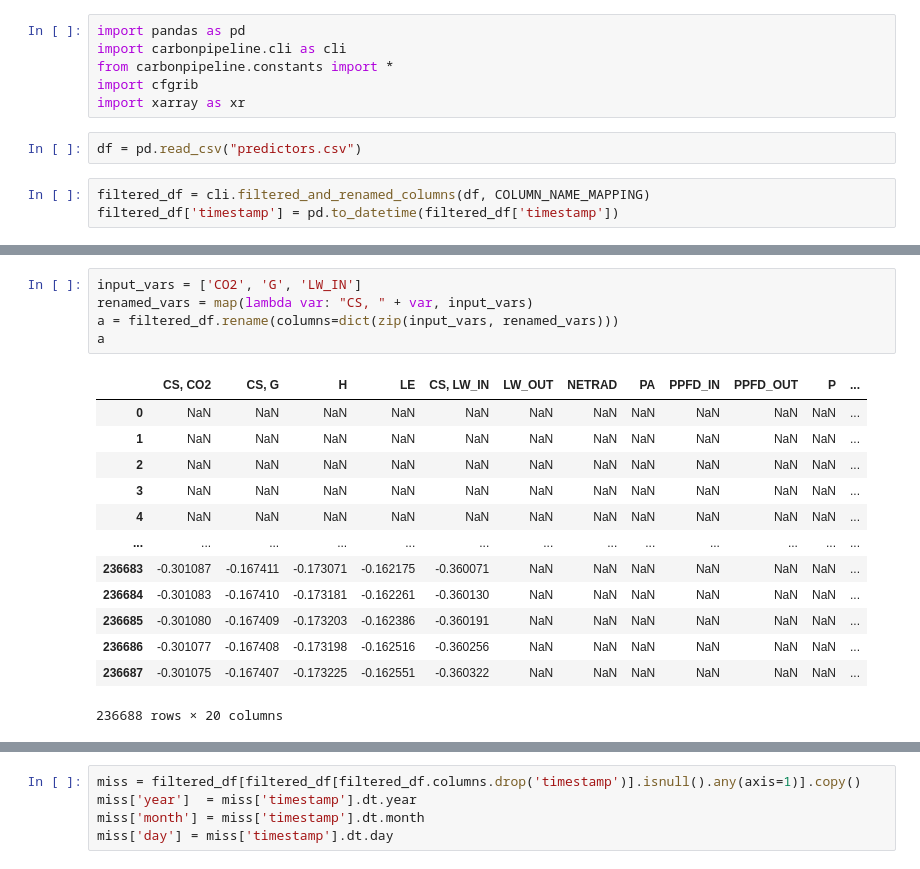
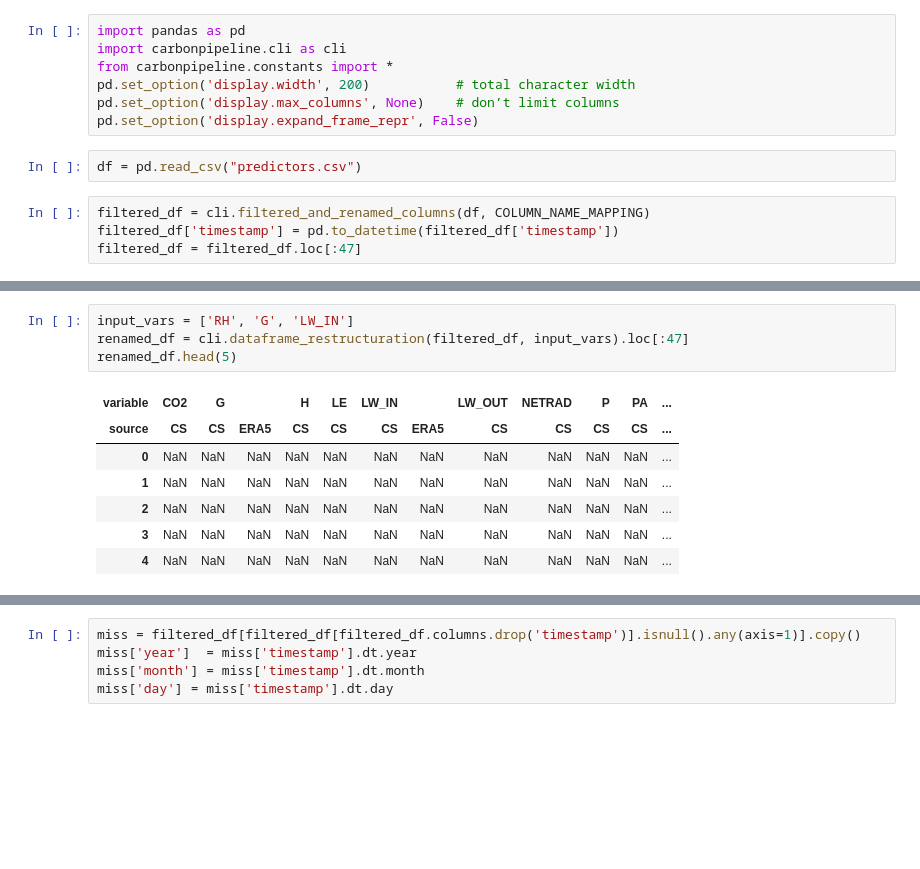
Before and after one commit to mrquaternion/CS-Pipeline, a Jupyter notebook: notebook.ipynb, the cells around one changed output, grey strips where cells are left out. Drawn from its saved outputs; the diff is of its cells as text; blank space fills up the shorter version.

```diff
--- a/notebook.ipynb
+++ b/notebook.ipynb
@@ -2,11 +2,13 @@
 import pandas as pd
 import carbonpipeline.cli as cli
 from carbonpipeline.constants import *
-import cfgrib
-import xarray as xr
+pd.set_option('display.width', 200)           # total character width
+pd.set_option('display.max_columns', None)    # don’t limit columns
+pd.set_option('display.expand_frame_repr', False)
 # %%
 df = pd.read_csv("predictors.csv")
 # %%
 filtered_df = cli.filtered_and_renamed_columns(df, COLUMN_NAME_MAPPING)
 filtered_df['timestamp'] = pd.to_datetime(filtered_df['timestamp'])
+filtered_df = filtered_df.loc[:47]
 # %%
@@ -28,19 +23,12 @@ filtered_df
 # %%
-input_vars = ['CO2', 'G', 'LW_IN']
-renamed_vars = map(lambda var: "CS, " + var, input_vars)
-a = filtered_df.rename(columns=dict(zip(input_vars, renamed_vars)))
-a
+input_vars = ['RH', 'G', 'LW_IN']
+renamed_df = cli.dataframe_restructuration(filtered_df, input_vars).loc[:47]
+renamed_df.head(5)
 # %% [output]
-|  | CS, CO2 | CS, G | H | LE | CS, LW_IN | LW_OUT | NETRAD | PA | PPFD_IN | PPFD_OUT | P | ... |
+| variable | CO2 | G |  | H | LE | LW_IN |  | LW_OUT | NETRAD | P | PA | ... |
+| source | CS | CS | ERA5 | CS | CS | CS | ERA5 | CS | CS | CS | CS | ... |
 | 0 | NaN | NaN | NaN | NaN | NaN | NaN | NaN | NaN | NaN | NaN | NaN | ... |
 | 1 | NaN | NaN | NaN | NaN | NaN | NaN | NaN | NaN | NaN | NaN | NaN | ... |
 | 2 | NaN | NaN | NaN | NaN | NaN | NaN | NaN | NaN | NaN | NaN | NaN | ... |
 | 3 | NaN | NaN | NaN | NaN | NaN | NaN | NaN | NaN | NaN | NaN | NaN | ... |
 | 4 | NaN | NaN | NaN | NaN | NaN | NaN | NaN | NaN | NaN | NaN | NaN | ... |
-| ... | ... | ... | ... | ... | ... | ... | ... | ... | ... | ... | ... | ... |
-| 236683 | -0.301087 | -0.167411 | -0.173071 | -0.162175 | -0.360071 | NaN | NaN | NaN | NaN | NaN | NaN | ... |
-| 236684 | -0.301083 | -0.167410 | -0.173181 | -0.162261 | -0.360130 | NaN | NaN | NaN | NaN | NaN | NaN | ... |
-| 236685 | -0.301080 | -0.167409 | -0.173203 | -0.162386 | -0.360191 | NaN | NaN | NaN | NaN | NaN | NaN | ... |
-| 236686 | -0.301077 | -0.167408 | -0.173198 | -0.162516 | -0.360256 | NaN | NaN | NaN | NaN | NaN | NaN | ... |
-| 236687 | -0.301075 | -0.167407 | -0.173225 | -0.162551 | -0.360322 | NaN | NaN | NaN | NaN | NaN | NaN | ... |
-236688 rows × 20 columns
```
Also changed, not shown: parts of 11 cells of this notebook.
